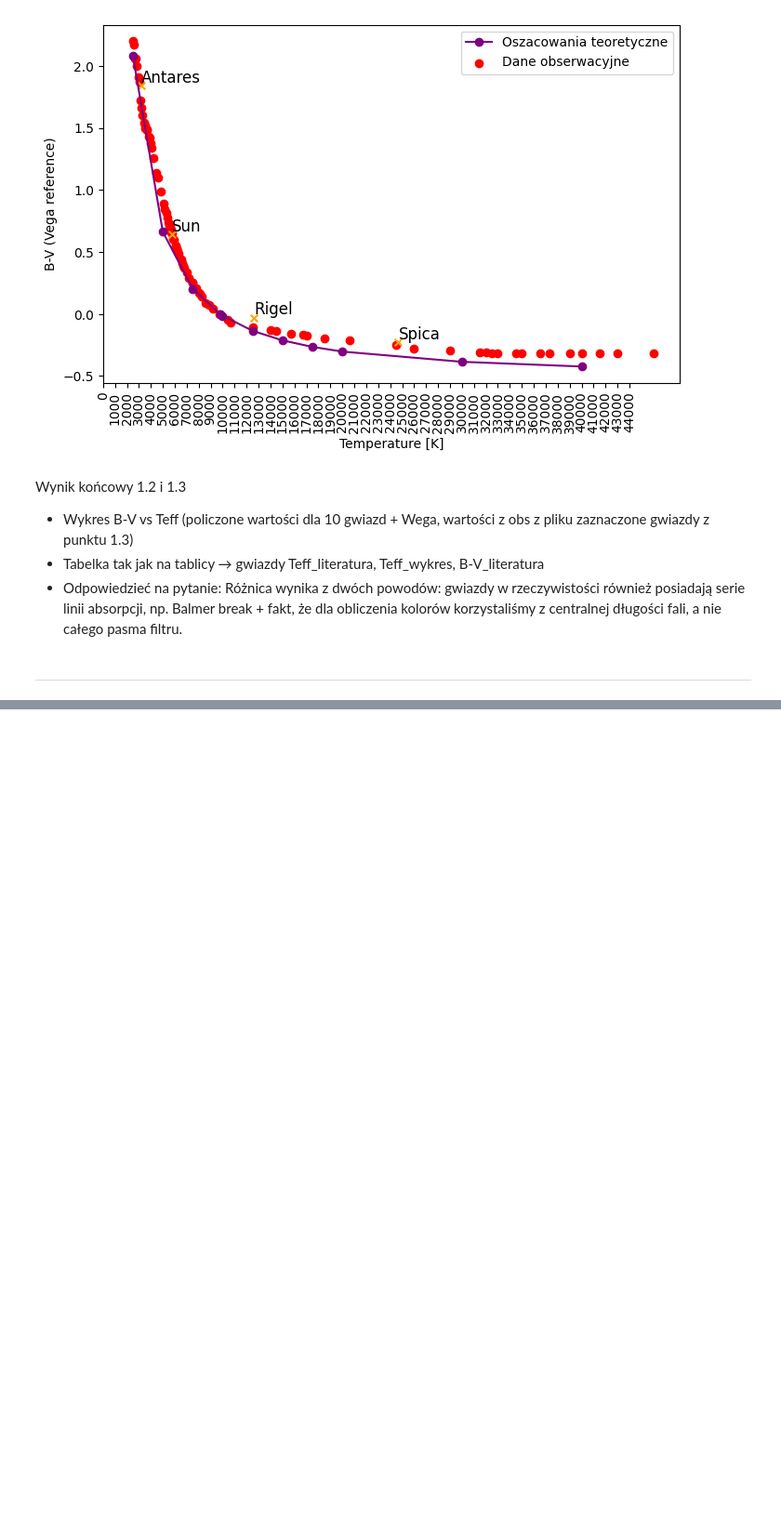
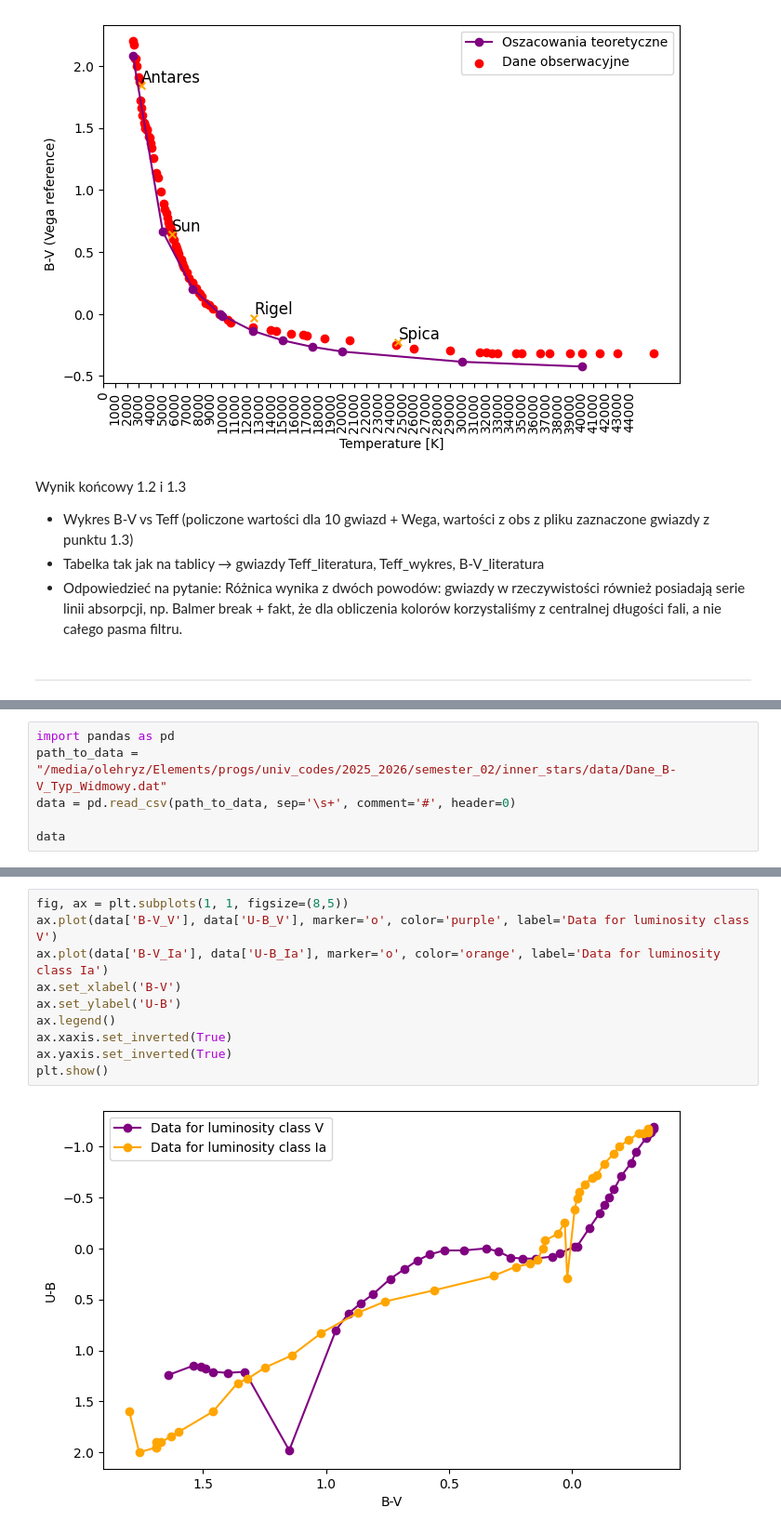
Before and after one commit to ASTR0MNSTR/univ_codes, a Jupyter notebook: 2025_2026/semester_02/inner_stars/lecture_02/colors.ipynb, the cells around one changed output, grey strips where cells are left out. Shown at 93% size. Drawn from its saved outputs; the diff is of its cells as text; blank space fills up the shorter version.

```diff
--- a/2025_2026/semester_02/inner_stars/lecture_02/colors.ipynb
+++ b/2025_2026/semester_02/inner_stars/lecture_02/colors.ipynb
@@ -213,0 +232,6 @@ Wynik końcowy 1.2 i 1.3
+# %%
+import pandas as pd
+path_to_data = "/media/olehryz/Elements/progs/univ_codes/2025_2026/semester_02/inner_stars/data/Dane_B-V_Typ_Widmowy.dat"
+data = pd.read_csv(path_to_data, sep='\s+', comment='#', header=0)
+
+data
@@ -213,0 +256,12 @@ Wynik końcowy 1.2 i 1.3
+# %%
+fig, ax = plt.subplots(1, 1, figsize=(8,5))
+ax.plot(data['B-V_V'], data['U-B_V'], marker='o', color='purple', label='Data for luminosity class V')
+ax.plot(data['B-V_Ia'], data['U-B_Ia'], marker='o', color='orange', label='Data for luminosity class Ia')
+ax.set_xlabel('B-V')
+ax.set_ylabel('U-B')
+ax.legend()
+ax.xaxis.set_inverted(True)
+ax.yaxis.set_inverted(True)
+plt.show()
+# %% [output]
+[figure, added]
```
Also changed, not shown: parts of 6 cells of this notebook, 1 other file.
